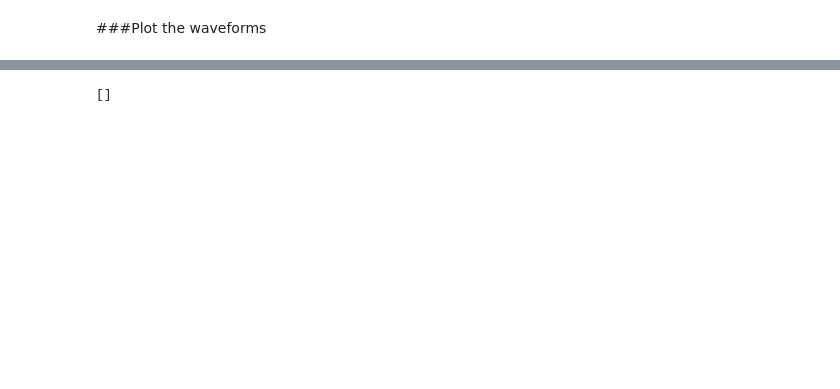
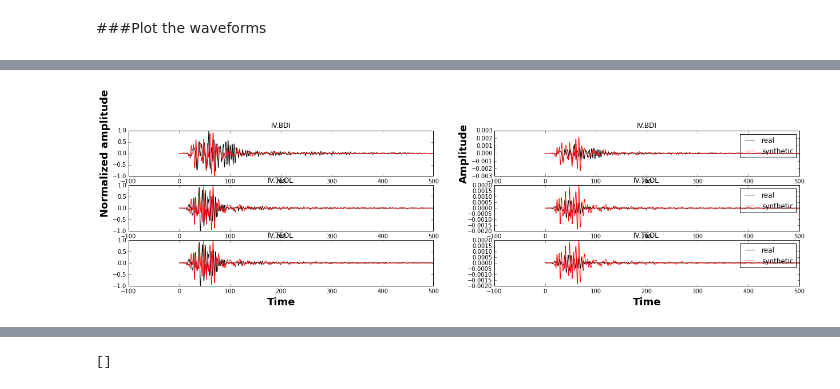
Before and after one commit to irenemolinari/tides_preparation, a Jupyter notebook: model_validation.ipynb, the cells around one changed output, grey strips where cells are left out. Cells and saved outputs as stored; diff of their text form; code cells hidden in the pictures; blank space fills up the shorter version.

Commit message:
Put the plotting tool in a function to use it easier PGD should be now implemented

```diff
--- a/model_validation.ipynb
+++ b/model_validation.ipynb
@@ -30,8 +32,8 @@ syn_path = './syn_Emilia_earthquake'
 # data_ids = ['IV_BDI_Z.sac', 'IV_TEOL_Z.sac']
 # syn_spec3_ids = ['BDI.IV.HXZ.semd.sac', 'VLC.MN.HXZ.semd.sac']
 
-data_ids = ['IV_BDI_Z.sac', 'IV_TEOL_Z.sac']
-syn_ids = ['BDI.IV.HXZ.semd.sac', 'VLC.MN.HXZ.semd.sac']
+data_ids = ['IV_BDI_Z.sac', 'IV_TEOL_Z.sac', 'IV_TEOL_Z.sac']
+syn_ids = ['BDI.IV.HXZ.semd.sac', 'VLC.MN.HXZ.semd.sac', 'VLC.MN.HXZ.semd.sac']
 # %% [markdown]
 ###Read event information
 
@@ -174,0 +220,4 @@ for i, real_wf in enumerate(real_wfs_cp):
+# %%
+plot_real_syn(real_wfs=real_wfs_cp, syn_wfs=syn_wfs_cp)
+# %% [output]
+[figure, added]
```
Also changed, not shown: parts of 10 cells of this notebook.
